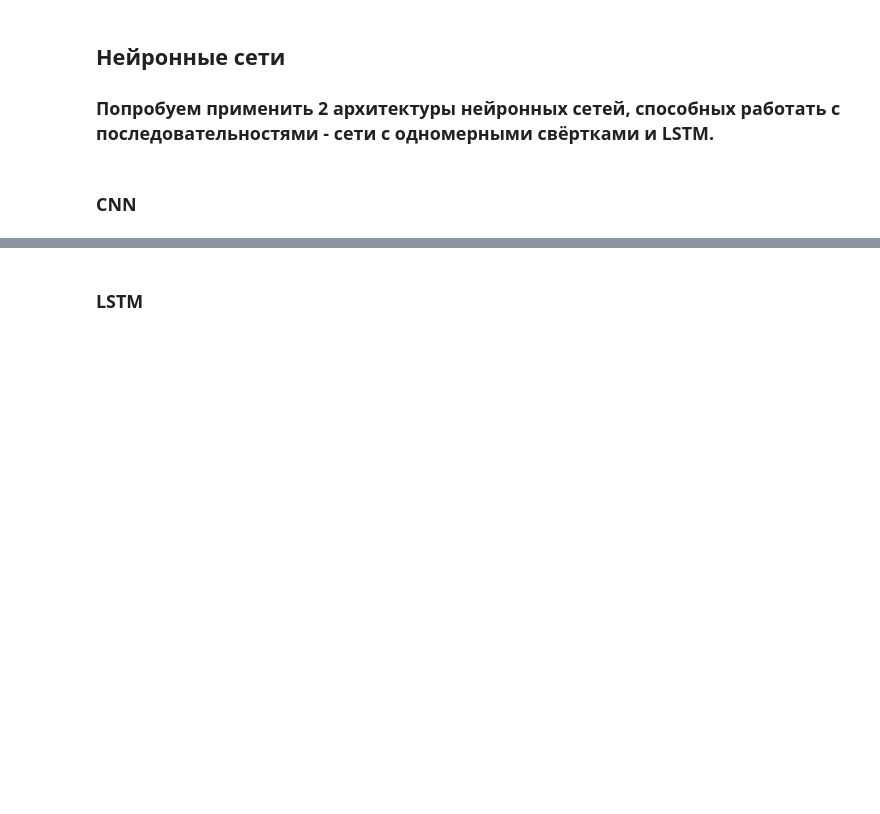
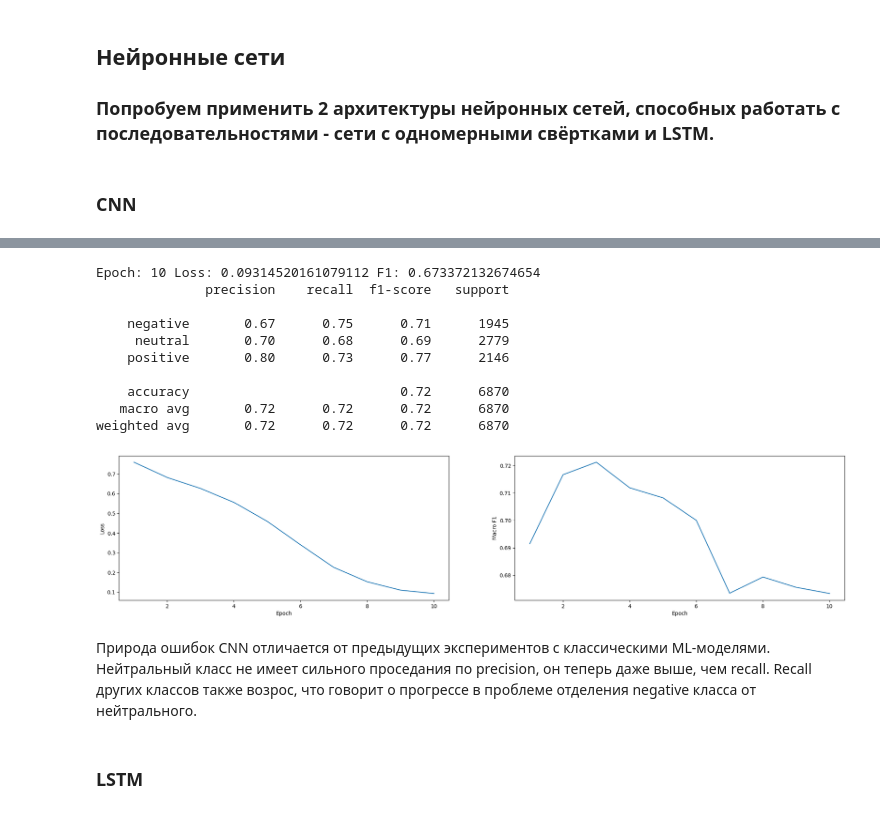
Before and after one commit to AlexSidDev/NLP_HW1, a Jupyter notebook: HW1.ipynb, the cells around one changed output, grey strips where cells are left out. Cells and saved outputs as stored; diff of their text form; code cells hidden in the pictures; blank space fills up the shorter version.

Commit message:
-Training NNs on non-cleaned data -Error analisys and conclusions

```diff
--- a/HW1.ipynb
+++ b/HW1.ipynb
@@ -151,7 +152,7 @@ train_data.head()
 | 22031 | cant wait next twitter | positive |
 | 22970 | tried sleep cant bout call tisha | negative |
 # %%
-test_data = clear_data(test_data, stop_words)
+clear_test_data = clear_data(test_data, stop_words)
 # %% [markdown]
 ## Классические ML алгоритмы
 Возьмём 2 классических алгоритма машинного обучения - SVM для задачи классификации, а также RidgeRegression.
@@ -275,6 +294,8 @@ from torch.optim.adamw import AdamW
 from torch.optim.lr_scheduler import CosineAnnealingLR
 from torch.utils.data import DataLoader
 from torch.nn.utils.rnn import pad_sequence
+
+torch.manual_seed(42)
 
 
 class VectorDataset:
@@ -298,9 +319,11 @@ def data_collator(batch: tuple):
     y = torch.stack([sample[1] for sample in batch], 0)
     return X, y
 
-def train(model, optimizer, model_name, train_dataloader, val_dataloader, scheduler=None, device='cuda'):
+def train(model, epochs, optimizer, model_name, train_dataloader, val_dataloader, scheduler=None, device='cuda'):
     loss_fn = nn.CrossEntropyLoss()
     best_f1 = 0
+    losses = []
+    f1_scores = []
     for epoch in range(epochs):
         avg_loss = 0
         avg_f1 = 0
@@ -332,10 +355,31 @@ def train(model, optimizer, model_name, train_dataloader, val_dataloader, schedu
         all_preds = torch.cat(all_preds)
         f1 = f1_score(test_y, all_preds.cpu().numpy(), average='macro')
 
+        losses.append(avg_loss / (train_iter + 1))
+        f1_scores.append(f1)
         print('Epoch:', epoch + 1, 'Loss:', avg_loss / (train_iter + 1), 'F1:', f1)
         if f1 > best_f1:
             best_f1 = f1
+            best_preds = all_preds.cpu().numpy()
             torch.save(model, f'{model_name}.pth')
+
+    epochs = list(range(1, epochs + 1))
+    fig, axes = plt.subplots(1, 2, figsize=(25, 5))
+
+    axes[0].plot(epochs, losses)
+    axes[1].plot(epochs, f1_scores)
+
+    axes[0].set_xlabel('Epoch')
+    axes[0].set_ylabel('Loss')
+    axes[1].set_xlabel('Epoch')
+    axes[1].set_ylabel('Macro F1')
+
+    print(classification_report(test_y, best_preds, target_names=uniques))
+# %%
+train_dataset, val_dataset = VectorDataset(clear_train_data['text'].values, train_y, vectors_vocab), VectorDataset(clear_test_data['text'].values, test_y, vectors_vocab)
+
+train_dataloader = DataLoader(train_dataset, batch_size=32, shuffle=True, collate_fn=data_collator)
+val_dataloader = DataLoader(val_dataset, batch_size=32, shuffle=False, collate_fn=data_collator)
 # %% [markdown]
 ### CNN
 # %%
@@ -352,11 +396,23 @@ class MyCNN(nn.Module):
             layers.append(layer)
             input_dim = hidden_size
         self.layers = nn.Sequential(*layers)
-        self.norm = nn.BatchNorm1d(hidden_size)
         self.classifier = nn.Linear(hidden_size, num_classes)
 
     def forward(self, x):
-        x = self.norm(self.layers(x.transpose(2, 1)))
+        x = self.layers(x.transpose(2, 1))
         x = x.mean(-1) # global avg pool
         x = self.classifier(x)
         return x
+# %%
+device = 'cuda' if torch.cuda.is_available() else 'cpu'
+
+model = MyCNN(300, 96, 3).to(device)
+
+epochs = 10
+optim = AdamW(model.parameters(), lr=2e-3, weight_decay=0.05)
+
+num_steps = len(train_dataloader) * epochs
+scheduler = CosineAnnealingLR(optim, num_steps, 1e-7)
+
+train(model, epochs, optim, 'cnn', train_dataloader, val_dataloader, scheduler, device)
+# %% [output]
@@ -363,3 +428,16 @@ class MyCNN(nn.Module):
+Epoch: 10 Loss: 0.09314520161079112 F1: 0.673372132674654
+              precision    recall  f1-score   support
+
+    negative       0.67      0.75      0.71      1945
+     neutral       0.70      0.68      0.69      2779
+    positive       0.80      0.73      0.77      2146
+
+    accuracy                           0.72      6870
+   macro avg       0.72      0.72      0.72      6870
+weighted avg       0.72      0.72      0.72      6870
+[figure, added]
+# %% [markdown]
+Природа ошибок CNN отличается от предыдущих экспериментов с классическими ML-моделями. Нейтральный класс не имеет сильного проседания по precision, он теперь даже выше, чем recall. Recall других классов также возрос, что говорит о прогрессе в проблеме отделения negative класса от нейтрального.
 # %% [markdown]
 ### LSTM
 # %%
```
Also changed, not shown: parts of 22 cells of this notebook, 1 other file.
